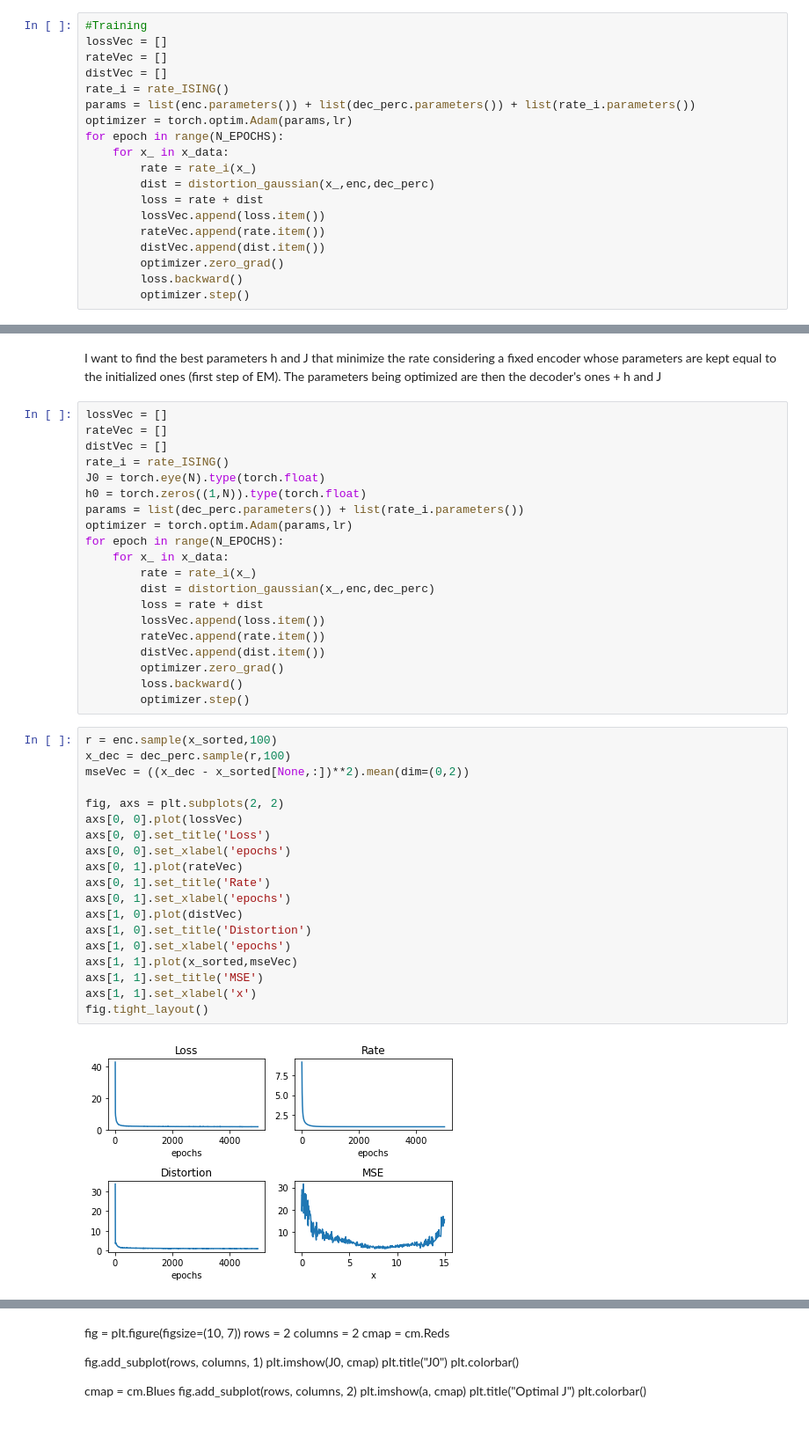
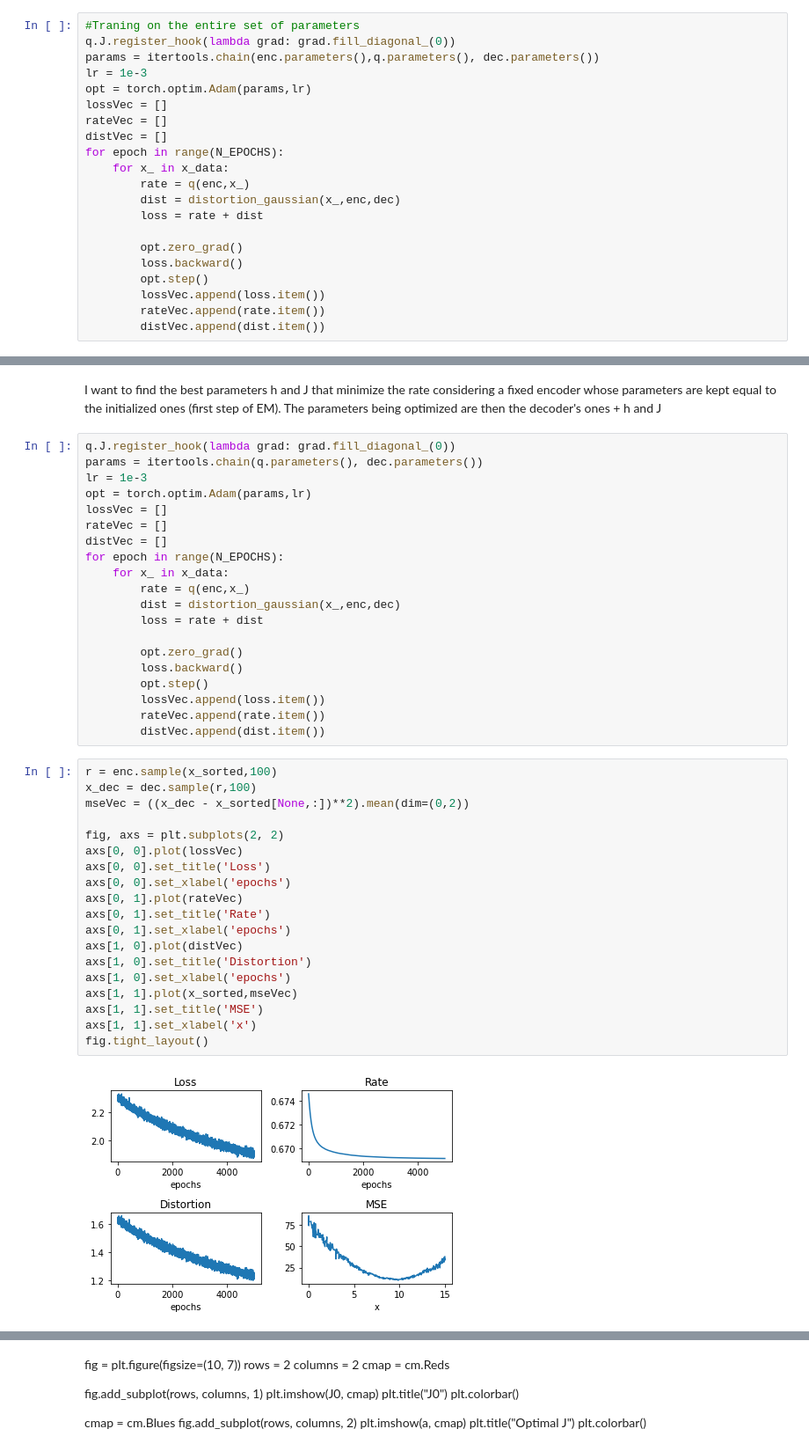
Before and after one commit to simonebmalerba/neural_VAE, a Jupyter notebook: ISING prior/Ising_2 - Unif-10N.ipynb, the cells around one changed output, grey strips where cells are left out. Shown: that part at 88% size. Saved outputs shown, nothing was run; the diff lists cells and outputs as text.

```diff
--- a/ISING prior/Ising_2 - Unif-10N.ipynb
+++ b/ISING prior/Ising_2 - Unif-10N.ipynb
@@ -90,21 +56,23 @@ class rate_ISING(torch.nn.Module):
 # %%
-#Training
+#Traning on the entire set of parameters
+q.J.register_hook(lambda grad: grad.fill_diagonal_(0))
+params = itertools.chain(enc.parameters(),q.parameters(), dec.parameters())
+lr = 1e-3
+opt = torch.optim.Adam(params,lr)
 lossVec = []
 rateVec = []
 distVec = []
-rate_i = rate_ISING()
-params = list(enc.parameters()) + list(dec_perc.parameters()) + list(rate_i.parameters())
-optimizer = torch.optim.Adam(params,lr)
 for epoch in range(N_EPOCHS):
     for x_ in x_data:
-        rate = rate_i(x_)
-        dist = distortion_gaussian(x_,enc,dec_perc)
+        rate = q(enc,x_)
+        dist = distortion_gaussian(x_,enc,dec)
         loss = rate + dist
+
+        opt.zero_grad()
+        loss.backward()
+        opt.step()
         lossVec.append(loss.item())
         rateVec.append(rate.item())
         distVec.append(dist.item())
-        optimizer.zero_grad()
-        loss.backward()
-        optimizer.step()
 # %%
 r = enc.sample(x_sorted,100)
@@ -139,43 +113,43 @@ Text(0, 0.5, 'Encoding')
 I want to find the best parameters h and J that minimize the rate considering a fixed encoder whose parameters are kept equal to the initialized ones (first step of EM).
 The parameters being optimized are then the decoder's ones + h and J
 # %%
+q.J.register_hook(lambda grad: grad.fill_diagonal_(0))
+params = itertools.chain(q.parameters(), dec.parameters())
+lr = 1e-3
+opt = torch.optim.Adam(params,lr)
 lossVec = []
 rateVec = []
 distVec = []
-rate_i = rate_ISING()
-J0 = torch.eye(N).type(torch.float)
-h0 = torch.zeros((1,N)).type(torch.float)
-params = list(dec_perc.parameters()) + list(rate_i.parameters())
-optimizer = torch.optim.Adam(params,lr)
 for epoch in range(N_EPOCHS):
     for x_ in x_data:
-        rate = rate_i(x_)
-        dist = distortion_gaussian(x_,enc,dec_perc)
+        rate = q(enc,x_)
+        dist = distortion_gaussian(x_,enc,dec)
         loss = rate + dist
+
+        opt.zero_grad()
+        loss.backward()
+        opt.step()
         lossVec.append(loss.item())
         rateVec.append(rate.item())
         distVec.append(dist.item())
-        optimizer.zero_grad()
-        loss.backward()
-        optimizer.step()
 # %%
 r = enc.sample(x_sorted,100)
-x_dec = dec_perc.sample(r,100)
+x_dec = dec.sample(r,100)
 mseVec = ((x_dec - x_sorted[None,:])**2).mean(dim=(0,2))
 
 fig, axs = plt.subplots(2, 2)
 axs[0, 0].plot(lossVec)
 axs[0, 0].set_title('Loss')
 axs[0, 0].set_xlabel('epochs')
 axs[0, 1].plot(rateVec)
 axs[0, 1].set_title('Rate')
 axs[0, 1].set_xlabel('epochs')
 axs[1, 0].plot(distVec)
 axs[1, 0].set_title('Distortion')
 axs[1, 0].set_xlabel('epochs')
 axs[1, 1].plot(x_sorted,mseVec)
 axs[1, 1].set_title('MSE')
 axs[1, 1].set_xlabel('x')
 fig.tight_layout()
 # %% [output]
-[figure, old version]
+[figure, new version]
```
Also changed, not shown: parts of 27 cells of this notebook, 15 other files.
